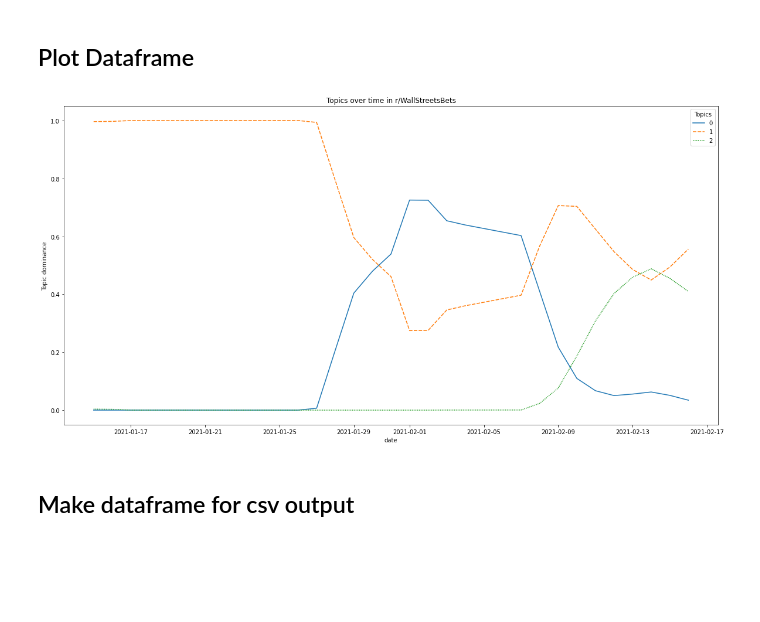
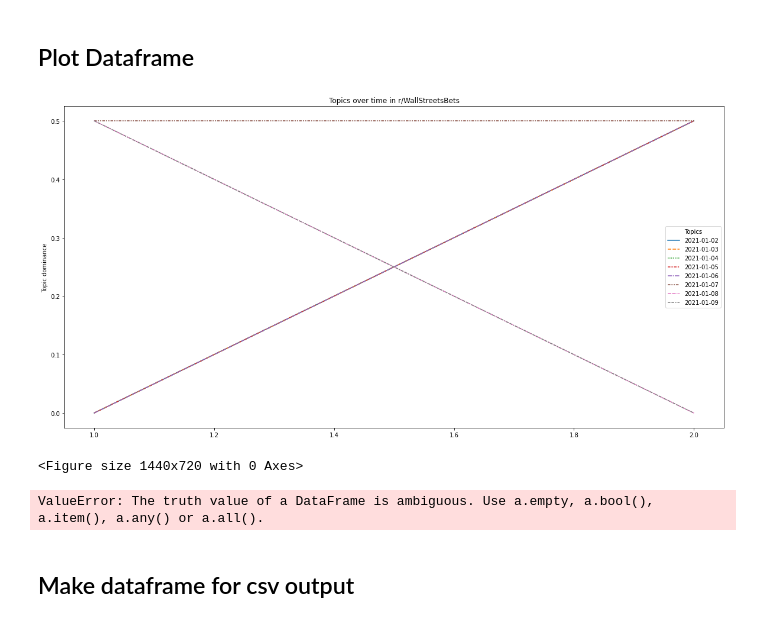
Before and after one commit to Chris-Kramer/language_assignments, a Jupyter notebook: assignment-5/src/assignment-5.ipynb, the cells around one changed output. Saved outputs shown, nothing was run; the diff lists cells and outputs as text; code cells hidden in the pictures; blank space fills up the shorter version.

```diff
--- a/assignment-5/src/assignment-5.ipynb
+++ b/assignment-5/src/assignment-5.ipynb
@@ -19,7 +19,7 @@ pyLDAvis.enable_notebook()
 import seaborn as sns
 from matplotlib import rcParams
 # figure size in inches
-rcParams['figure.figsize'] = 20,10
+#rcParams['figure.figsize'] = 20,10
 from matplotlib import pyplot as plt
 
 # LDA tools
@@ -42,4 +36,18 @@ scipy.sparse.sparsetools is a private module for scipy.sparse, and should not be
 ## Read and clean data
 # %%
 #Read data
-data = pd.read_csv("../data/r_wallstreetbets_posts.csv")
+data = pd.read_csv("../data/r_wallstreetbets_posts1.csv")
+
+start_date = [2021, 1, 1]
+end_date = [2021, 1, 10]
+# %%
+#Get a subset of the dataset
+data = data[["title", "created_utc"]]
+#Make created utc into a datetime format
+data["created_utc"] = pd.to_datetime(data["created_utc"], unit = "s").dt.date
+
+data = data[data["created_utc"] > datetime.date(start_date[0], start_date[1], start_date[2])]
+#Chose dates before 2021-03-01
+data = data[data["created_utc"] < datetime.date(end_date[0], end_date[1], end_date[2])]
+
+data = data.sort_values("created_utc")
@@ -208,4 +219,4 @@ df["date"] = data["created_utc"].unique()
 #Set dates to be index
 df = df.set_index("date")
 #Make it wide formaet
-df = df.transpose()
+#df = df.transpose()
@@ -213,17 +239,24 @@ df = df.transpose()
 ## Plot Dataframe
 # %%
 #plot lineplot
-lineplot = sns.lineplot(data=df.T.rolling(5).mean(), legend = True)
+lineplot = sns.lineplot(data=df.rolling(2).mean(), legend = True)
 #create title
 lineplot.set_title("Topics over time in r/WallStreetsBets")
 #set y label
 lineplot.set(ylabel = "Topic dominance")
 #Add legend title
 plt.legend(title = "Topics")
+plt.show()
 #save figure
 plt.savefig("../output/Topic_over_time-Lineplot.png")
 # %% [output]
-[figure, old version]
+[figure, new version]
+<Figure size 1440x720 with 0 Axes>
+# %%
+rolling_avg = pd.Series(df).rolling(5).mean()
+sns.lineplot(data = rolling_avg)
+# %% [output]
+ValueError: The truth value of a DataFrame is ambiguous. Use a.empty, a.bool(), a.item(), a.any() or a.all().
 # %% [markdown]
 ## Make dataframe for csv output
 # %%
```
Also changed, not shown: parts of 7 cells of this notebook, 8 other files.
